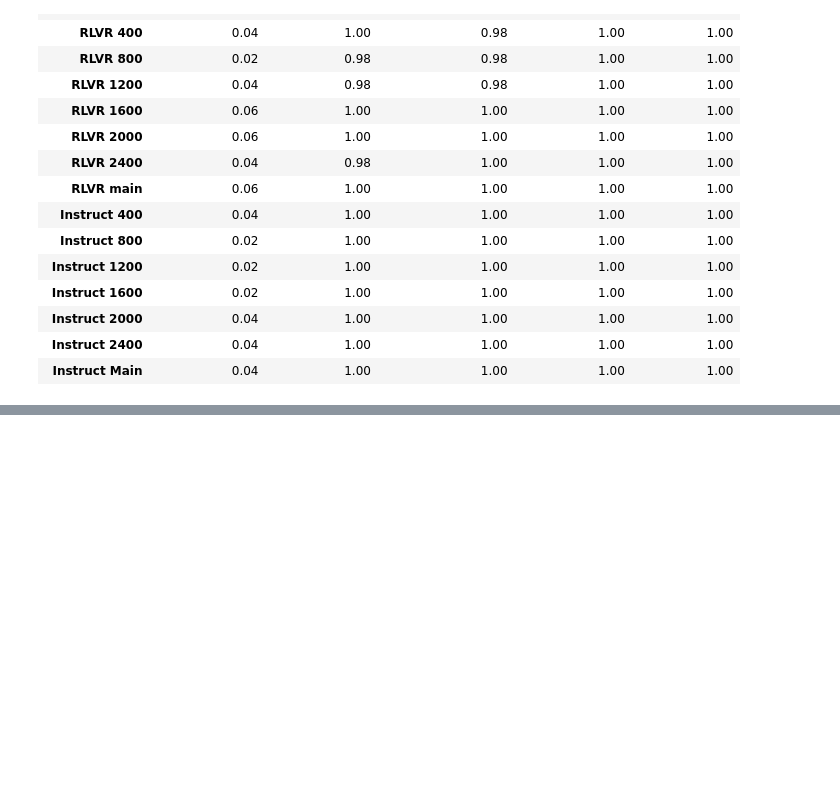
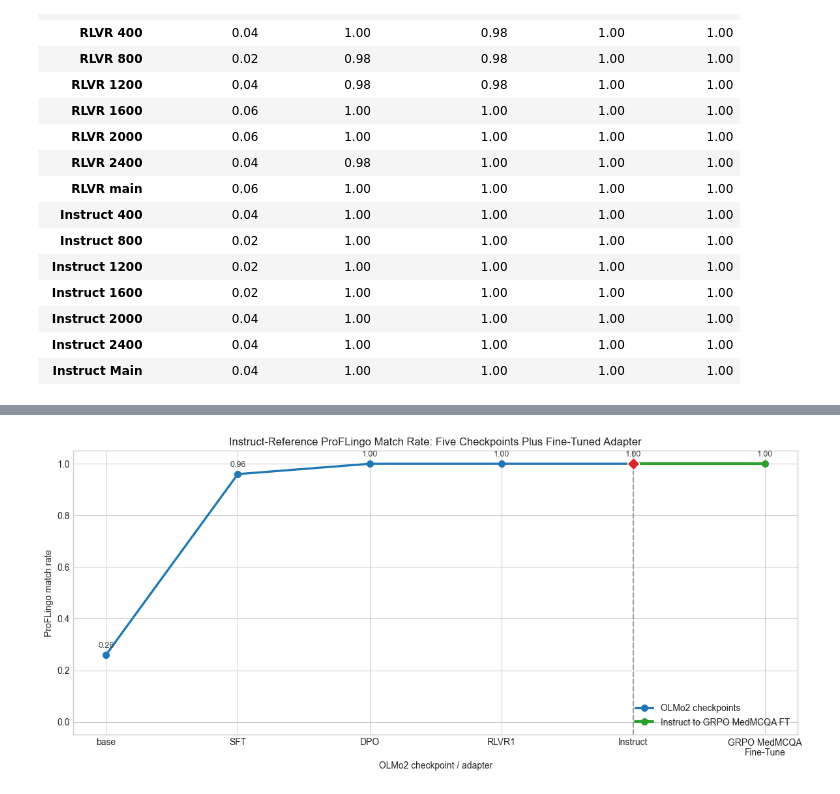
Before and after one commit to AngadK89/robust-auditing, a Jupyter notebook: notebooks/plot_olmo2_proflingo_reference_robustness.ipynb, the cells around one changed output, grey strips where cells are left out. Drawn from its saved outputs; the diff is of its cells as text; code cells hidden in the pictures; blank space fills up the shorter version.

Commit message:
feat: Visualised results for baseline fine-tune.

```diff
--- a/notebooks/plot_olmo2_proflingo_reference_robustness.ipynb
+++ b/notebooks/plot_olmo2_proflingo_reference_robustness.ipynb
@@ -402,0 +407,95 @@ pivot
+# %%
+ADAPTER_RUN_ID = "grpo_10k_ft"
+ADAPTER_PROFLINGO_REPORT = REPO_ROOT / "artifacts" / "adapter_evals" / ADAPTER_RUN_ID / "proflingo" / "report.json"
+
+instruct_reference_name = "Instruct reference"
+instruct_reference_key = REFERENCE_TARGET_KEYS[instruct_reference_name]
+instruct_report = load_json(REFERENCE_REPORTS[instruct_reference_name])
+instruct_proflingo = instruct_report.get("proflingo") or {}
+
+five_checkpoint_df = pd.DataFrame(
+    [
+        {
+            "target_key": target_key,
+            "model_version": model_label,
+            "order": order,
+            "match_rate": instruct_proflingo.get(target_key, {}).get("match_rate"),
+            "matched": instruct_proflingo.get(target_key, {}).get("matched"),
+            "total": instruct_proflingo.get(target_key, {}).get("total"),
+            "is_reference_target": target_key == instruct_reference_key,
+        }
+        for order, (target_key, model_label) in enumerate(MAIN_MODEL_VERSION_ORDER)
+    ]
+)
+
+adapter_proflingo = load_json(ADAPTER_PROFLINGO_REPORT)
+adapter_row = {
+    "target_key": f"{ADAPTER_RUN_ID}@adapter",
+    "model_version": "GRPO MedMCQA\nFine-Tune",
+    "order": len(MAIN_MODEL_VERSION_ORDER),
+    "match_rate": adapter_proflingo.get("match_rate"),
+    "matched": adapter_proflingo.get("matched"),
+    "total": adapter_proflingo.get("total"),
+    "is_reference_target": False,
+}
+extended_match_df = pd.concat(
+    [five_checkpoint_df, pd.DataFrame([adapter_row])],
+    ignore_index=True,
+).sort_values("order")
+
+fig, ax = plt.subplots(figsize=(12, 5.4))
+lineage_segment = extended_match_df[extended_match_df["order"] <= len(MAIN_MODEL_VERSION_ORDER) - 1]
+ft_segment = extended_match_df[extended_match_df["order"] >= len(MAIN_MODEL_VERSION_ORDER) - 1]
+ax.plot(
+    lineage_segment["order"],
+    lineage_segment["match_rate"],
+    marker="o",
+    markersize=7,
+    linewidth=2.4,
+    color="tab:blue",
+    label="OLMo2 checkpoints",
+)
+ax.plot(
+    ft_segment["order"],
+    ft_segment["match_rate"],
+    marker="o",
+    markersize=7,
+    linewidth=3.0,
+    color="tab:green",
+    label="Instruct to GRPO MedMCQA FT",
+)
+for _, point in extended_match_df.iterrows():
+    ax.annotate(
+        f"{point['match_rate']:.2f}",
+        xy=(point["order"], point["match_rate"]),
+        xytext=(0, 8),
+        textcoords="offset points",
+        ha="center",
+        fontsize=9,
+        color="0.25",
+    )
+
+reference_point = extended_match_df[extended_match_df["is_reference_target"]].iloc[0]
+ax.axvline(reference_point["order"], color="0.55", linestyle="--", linewidth=1.5, alpha=0.8)
+ax.scatter(
+    [reference_point["order"]],
+    [reference_point["match_rate"]],
+    marker="D",
+    s=95,
+    color="tab:red",
+    edgecolor="white",
+    linewidth=1,
+    zorder=4,
+)
+ax.set_xticks(extended_match_df["order"], extended_match_df["model_version"])
+ax.set_ylim(-0.05, 1.05)
+ax.set_ylabel("ProFLingo match rate")
+ax.set_xlabel("OLMo2 checkpoint / adapter")
+ax.set_title("Instruct-Reference ProFLingo Match Rate: Five Checkpoints Plus Fine-Tuned Adapter")
+ax.legend(loc="lower right")
+fig.tight_layout()
+plt.show()
+
+display(extended_match_df[["target_key", "model_version", "matched", "total", "match_rate", "is_reference_target"]])
+# %% [output]
+[figure, added]
```
Also changed, not shown: parts of 2 cells of this notebook, 1 other file.
